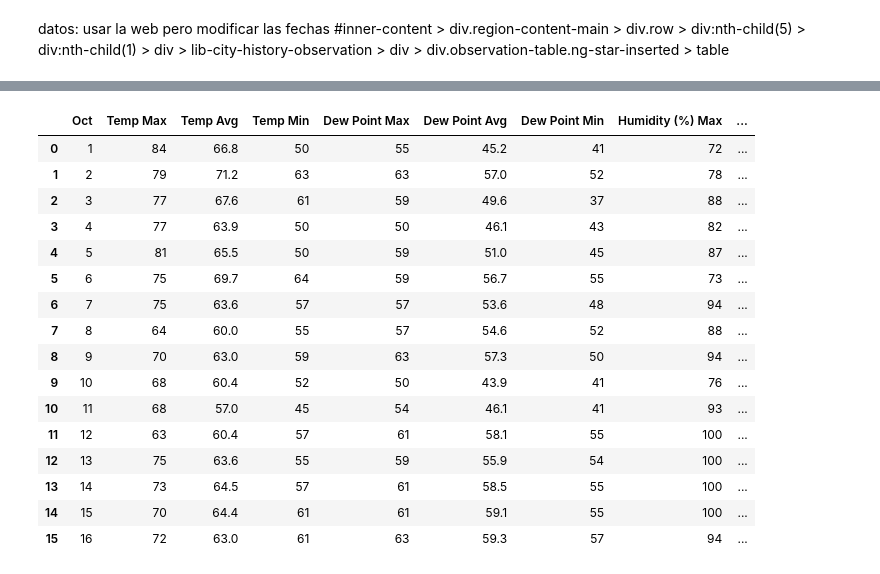
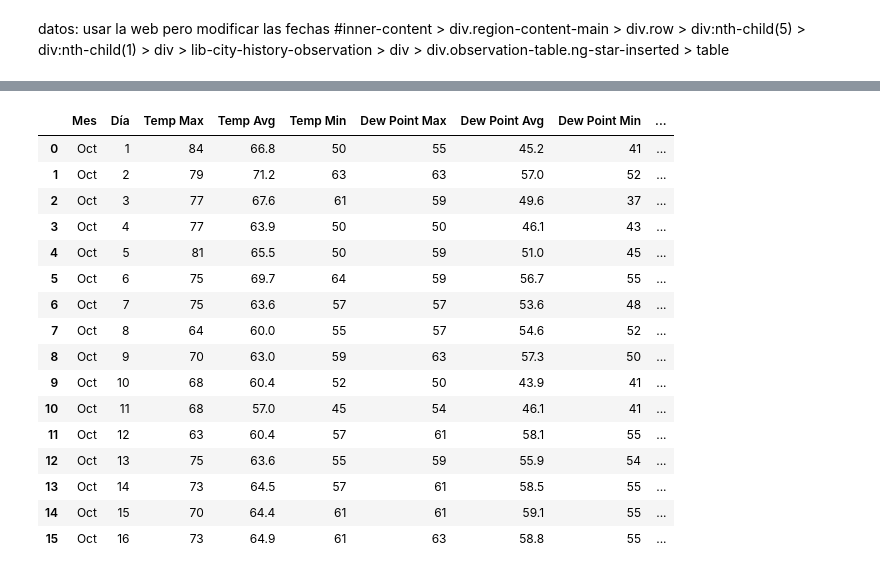
Before and after one commit to ngcarvajall/Lab_Selenium, a Jupyter notebook: laboratori.ipynb, the cells around one changed output, grey strips where cells are left out. Drawn from its saved outputs; the diff is of its cells as text; code cells hidden in the pictures.

```diff
--- a/laboratori.ipynb
+++ b/laboratori.ipynb
@@ -157,6 +159,7 @@ tabla_6= [precip.getText() for precip in precipitation('td')]
 tabla
 nombre =[tabla[0].strip()]
 datos = tabla[1:]
+mes=tabla[0]
 # %%
 dfoct = pd.DataFrame(datos, columns=nombre)
 # %%
@@ -332,4 +335,4 @@ df_final
 # %%
-df_final.columns = ['Oct', 'Temp Max ', 'Temp Avg ', 'Temp Min ', 'Dew Point Max ', 'Dew Point Avg ', 'Dew Point Min ', 'Humidity (%) Max ',
+df_final.columns = ['Día', 'Temp Max ', 'Temp Avg ', 'Temp Min ', 'Dew Point Max ', 'Dew Point Avg ', 'Dew Point Min ', 'Humidity (%) Max ',
        'Humidity (%) Avg ', 'Humidity (%) Min ', 'Wind Speed (mph) Max ', 'Wind Speed (mph) Avg ', 'Wind Speed (mph) Min ', 'Pressure (in) Max ', 'Pressure (in) Avg ', 'Pressure (in) Min ',
        'Precipitation Total']
@@ -336,20 +343,3 @@ df_final.columns = ['Oct', 'Temp Max ', 'Temp Avg ', 'Temp Min ', 'Dew Point Max
 # %%
-diccionario = {1: 'Enero', 2: 'Febrero', 3: 'Marzo', 4: 'Abril', 5: 'Mayo', 6: 'Junio', 7:'Julio', 8: 'Agosto', 9: 'Septiembre', 10: 'Octubre', 11:'Noviembre', 12: 'Diciembre'}
+# diccionario = {1: 'Enero', 2: 'Febrero', 3: 'Marzo', 4: 'Abril', 5: 'Mayo', 6: 'Junio', 7:'Julio', 8: 'Agosto', 9: 'Septiembre', 10: 'Octubre', 11:'Noviembre', 12: 'Diciembre'}
+df_final.insert(column="Mes",loc = 0, value=mes)
-# %% [output]
-|  | Oct | Temp Max | Temp Avg | Temp Min | Dew Point Max | Dew Point Avg | Dew Point Min | Humidity (%) Max | ... |
-| 0 | 1 | 84 | 66.8 | 50 | 55 | 45.2 | 41 | 72 | ... |
-| 1 | 2 | 79 | 71.2 | 63 | 63 | 57.0 | 52 | 78 | ... |
-| 2 | 3 | 77 | 67.6 | 61 | 59 | 49.6 | 37 | 88 | ... |
-| 3 | 4 | 77 | 63.9 | 50 | 50 | 46.1 | 43 | 82 | ... |
-| 4 | 5 | 81 | 65.5 | 50 | 59 | 51.0 | 45 | 87 | ... |
-| 5 | 6 | 75 | 69.7 | 64 | 59 | 56.7 | 55 | 73 | ... |
-| 6 | 7 | 75 | 63.6 | 57 | 57 | 53.6 | 48 | 94 | ... |
-| 7 | 8 | 64 | 60.0 | 55 | 57 | 54.6 | 52 | 88 | ... |
-| 8 | 9 | 70 | 63.0 | 59 | 63 | 57.3 | 50 | 94 | ... |
-| 9 | 10 | 68 | 60.4 | 52 | 50 | 43.9 | 41 | 76 | ... |
-| 10 | 11 | 68 | 57.0 | 45 | 54 | 46.1 | 41 | 93 | ... |
-| 11 | 12 | 63 | 60.4 | 57 | 61 | 58.1 | 55 | 100 | ... |
-| 12 | 13 | 75 | 63.6 | 55 | 59 | 55.9 | 54 | 100 | ... |
-| 13 | 14 | 73 | 64.5 | 57 | 61 | 58.5 | 55 | 100 | ... |
-| 14 | 15 | 70 | 64.4 | 61 | 61 | 59.1 | 55 | 100 | ... |
-| 15 | 16 | 72 | 63.0 | 61 | 63 | 59.3 | 57 | 94 | ... |
@@ -359,0 +346,20 @@ df_encabezados_bueno
+# %%
+df_final
+# %% [output]
+|  | Mes | Día | Temp Max | Temp Avg | Temp Min | Dew Point Max | Dew Point Avg | Dew Point Min | ... |
+| 0 | Oct | 1 | 84 | 66.8 | 50 | 55 | 45.2 | 41 | ... |
+| 1 | Oct | 2 | 79 | 71.2 | 63 | 63 | 57.0 | 52 | ... |
+| 2 | Oct | 3 | 77 | 67.6 | 61 | 59 | 49.6 | 37 | ... |
+| 3 | Oct | 4 | 77 | 63.9 | 50 | 50 | 46.1 | 43 | ... |
+| 4 | Oct | 5 | 81 | 65.5 | 50 | 59 | 51.0 | 45 | ... |
+| 5 | Oct | 6 | 75 | 69.7 | 64 | 59 | 56.7 | 55 | ... |
+| 6 | Oct | 7 | 75 | 63.6 | 57 | 57 | 53.6 | 48 | ... |
+| 7 | Oct | 8 | 64 | 60.0 | 55 | 57 | 54.6 | 52 | ... |
+| 8 | Oct | 9 | 70 | 63.0 | 59 | 63 | 57.3 | 50 | ... |
+| 9 | Oct | 10 | 68 | 60.4 | 52 | 50 | 43.9 | 41 | ... |
+| 10 | Oct | 11 | 68 | 57.0 | 45 | 54 | 46.1 | 41 | ... |
+| 11 | Oct | 12 | 63 | 60.4 | 57 | 61 | 58.1 | 55 | ... |
+| 12 | Oct | 13 | 75 | 63.6 | 55 | 59 | 55.9 | 54 | ... |
+| 13 | Oct | 14 | 73 | 64.5 | 57 | 61 | 58.5 | 55 | ... |
+| 14 | Oct | 15 | 70 | 64.4 | 61 | 61 | 59.1 | 55 | ... |
+| 15 | Oct | 16 | 73 | 64.9 | 61 | 63 | 58.8 | 55 | ... |
```
Also changed, not shown: parts of 13 cells of this notebook, 1 other file.
